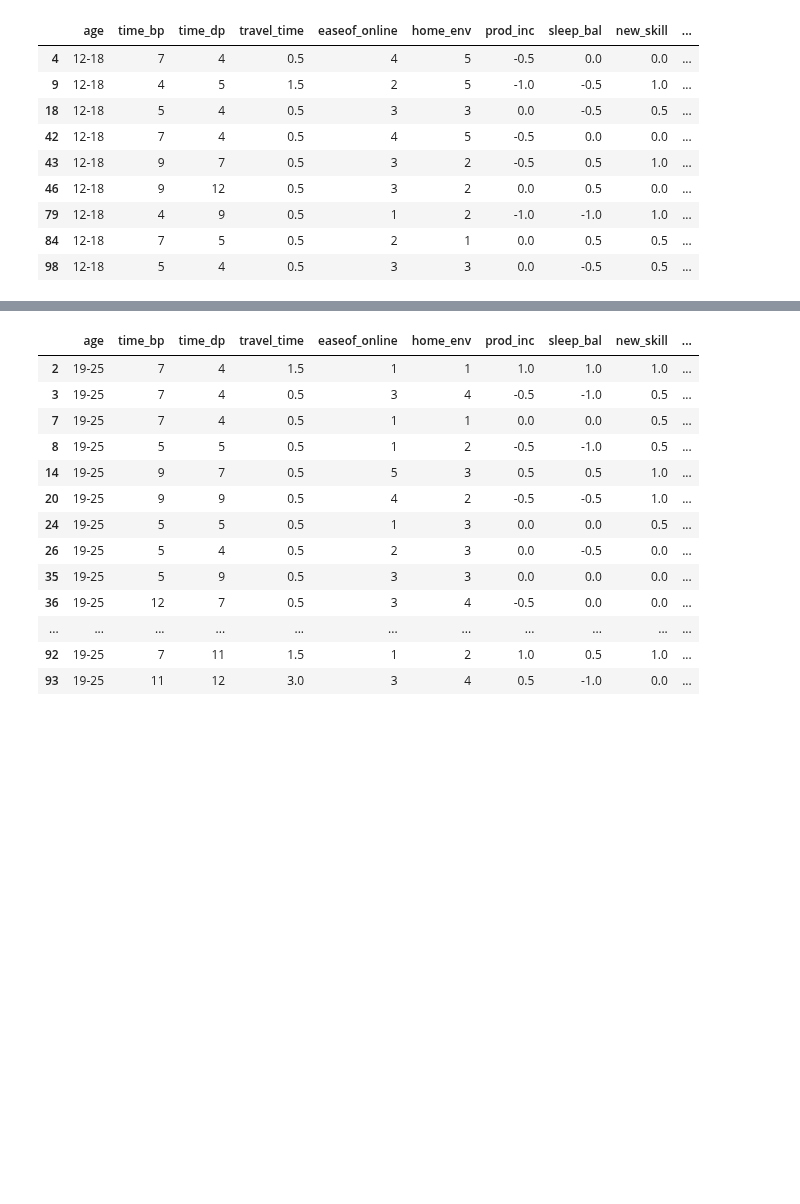
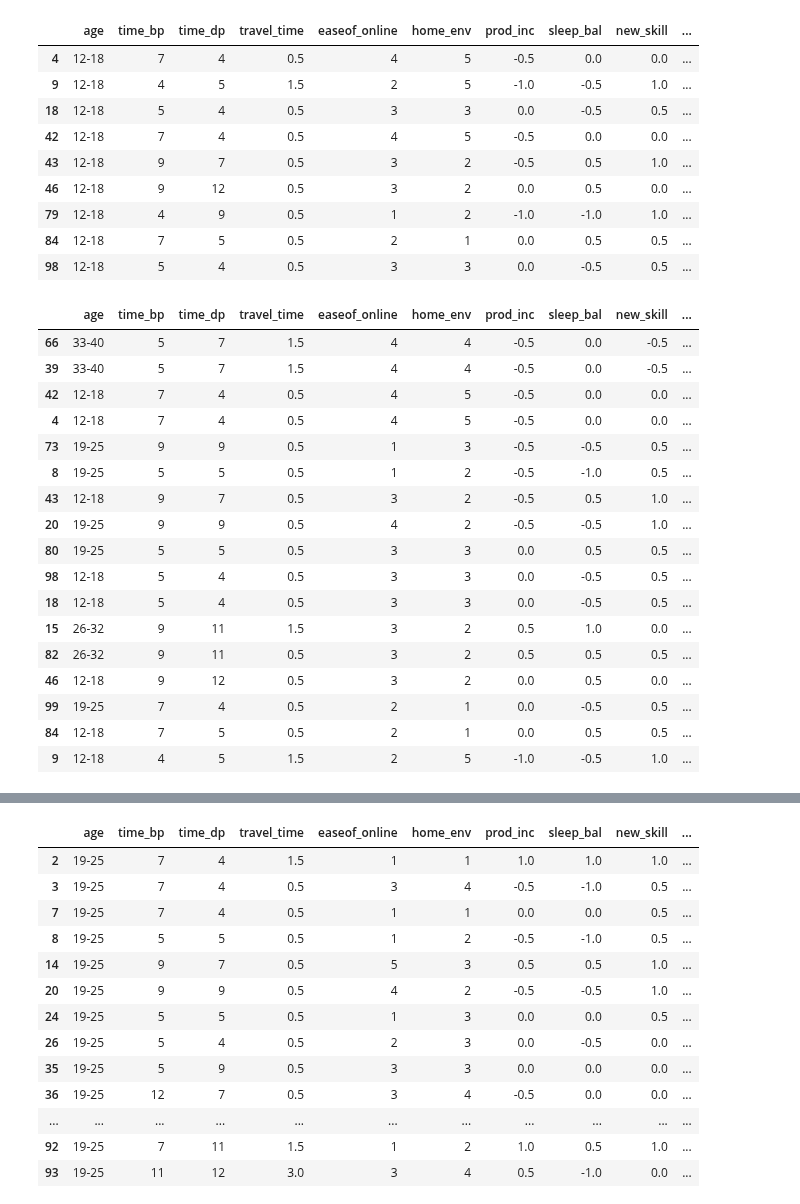
Before and after one commit to Gennifer2001/tesis, a Jupyter notebook: Tésisjeje2_0.ipynb, the cells around one changed output, grey strips where cells are left out. Cells and saved outputs as stored; diff of their text form; code cells hidden in the pictures; blank space fills up the shorter version.

```diff
--- a/Tésisjeje2_0.ipynb
+++ b/Tésisjeje2_0.ipynb
@@ -358,3 +378,28 @@ edades1
 | 79 | 12-18 | 4 | 9 | 0.5 | 1 | 2 | -1.0 | -1.0 | 1.0 | ... |
 | 84 | 12-18 | 7 | 5 | 0.5 | 2 | 1 | 0.0 | 0.5 | 0.5 | ... |
 | 98 | 12-18 | 5 | 4 | 0.5 | 3 | 3 | 0.0 | -0.5 | 0.5 | ... |
+# %%
+indices_a_seleccionar = [66,39,42,4,73,8,43,20,80,98,18,15,82,46,99,84,9]
+filas_seleccionadas = dfprueba.loc[indices_a_seleccionar]
+
+# Imprimir las filas seleccionadas
+filas_seleccionadas
+# %% [output]
+|  | age | time_bp | time_dp | travel_time | easeof_online | home_env | prod_inc | sleep_bal | new_skill | ... |
+| 66 | 33-40 | 5 | 7 | 1.5 | 4 | 4 | -0.5 | 0.0 | -0.5 | ... |
+| 39 | 33-40 | 5 | 7 | 1.5 | 4 | 4 | -0.5 | 0.0 | -0.5 | ... |
+| 42 | 12-18 | 7 | 4 | 0.5 | 4 | 5 | -0.5 | 0.0 | 0.0 | ... |
+| 4 | 12-18 | 7 | 4 | 0.5 | 4 | 5 | -0.5 | 0.0 | 0.0 | ... |
+| 73 | 19-25 | 9 | 9 | 0.5 | 1 | 3 | -0.5 | -0.5 | 0.5 | ... |
+| 8 | 19-25 | 5 | 5 | 0.5 | 1 | 2 | -0.5 | -1.0 | 0.5 | ... |
+| 43 | 12-18 | 9 | 7 | 0.5 | 3 | 2 | -0.5 | 0.5 | 1.0 | ... |
+| 20 | 19-25 | 9 | 9 | 0.5 | 4 | 2 | -0.5 | -0.5 | 1.0 | ... |
+| 80 | 19-25 | 5 | 5 | 0.5 | 3 | 3 | 0.0 | 0.5 | 0.5 | ... |
+| 98 | 12-18 | 5 | 4 | 0.5 | 3 | 3 | 0.0 | -0.5 | 0.5 | ... |
+| 18 | 12-18 | 5 | 4 | 0.5 | 3 | 3 | 0.0 | -0.5 | 0.5 | ... |
+| 15 | 26-32 | 9 | 11 | 1.5 | 3 | 2 | 0.5 | 1.0 | 0.0 | ... |
+| 82 | 26-32 | 9 | 11 | 0.5 | 3 | 2 | 0.5 | 0.5 | 0.5 | ... |
+| 46 | 12-18 | 9 | 12 | 0.5 | 3 | 2 | 0.0 | 0.5 | 0.0 | ... |
+| 99 | 19-25 | 7 | 4 | 0.5 | 2 | 1 | 0.0 | -0.5 | 0.5 | ... |
+| 84 | 12-18 | 7 | 5 | 0.5 | 2 | 1 | 0.0 | 0.5 | 0.5 | ... |
+| 9 | 12-18 | 4 | 5 | 1.5 | 2 | 5 | -1.0 | -0.5 | 1.0 | ... |
```
Also changed, not shown: parts of 19 cells of this notebook.
